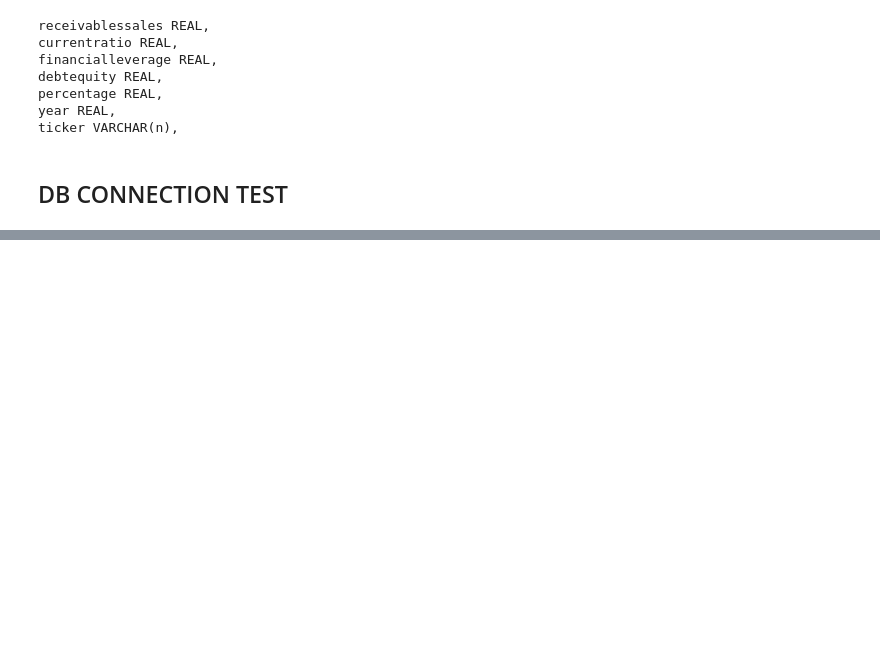
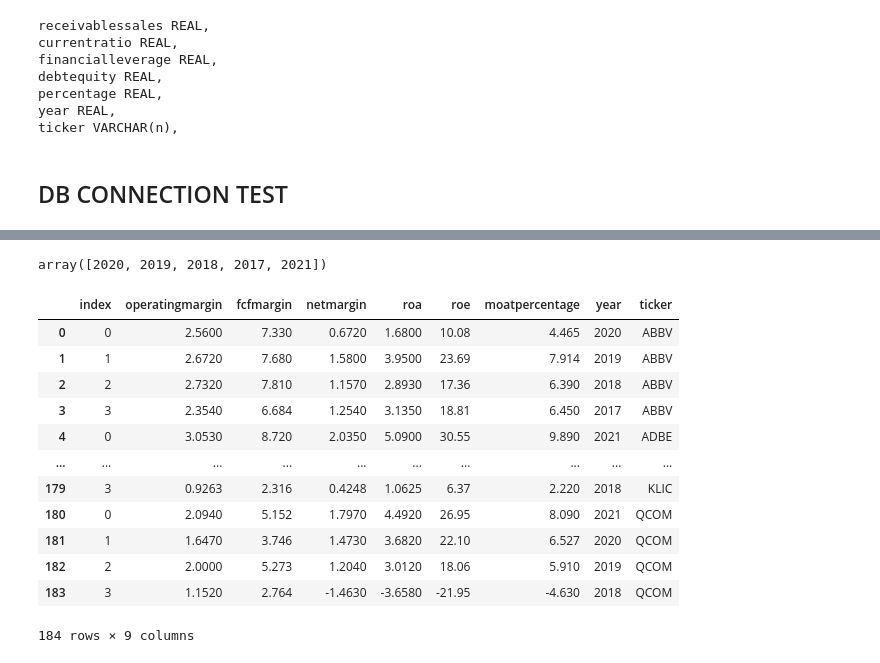
Before and after one commit to Michiel-DK/tracker, a Jupyter notebook: notebooks/try.ipynb, the cells around one changed output, grey strips where cells are left out. Cells and saved outputs as stored; diff of their text form; code cells hidden in the pictures; blank space fills up the shorter version.

```diff
--- a/notebooks/try.ipynb
+++ b/notebooks/try.ipynb
@@ -558,0 +720,27 @@ cur.close()
+# %%
+yearly_financials['year'].unique()
+# %% [output]
+array([2020, 2019, 2018, 2017, 2021])
+# %%
+cur = conn.cursor()
+cur.execute('''SELECT * from yearly_moat''')
+colnames = [desc[0] for desc in cur.description]
+result = cur.fetchall();
+yearly_moat = pd.DataFrame(result, columns=colnames)
+yearly_moat['year'] = yearly_moat['year'].astype('int')
+# %%
+yearly_moat
+# %% [output]
+|  | index | operatingmargin | fcfmargin | netmargin | roa | roe | moatpercentage | year | ticker |
+| 0 | 0 | 2.5600 | 7.330 | 0.6720 | 1.6800 | 10.08 | 4.465 | 2020 | ABBV |
+| 1 | 1 | 2.6720 | 7.680 | 1.5800 | 3.9500 | 23.69 | 7.914 | 2019 | ABBV |
+| 2 | 2 | 2.7320 | 7.810 | 1.1570 | 2.8930 | 17.36 | 6.390 | 2018 | ABBV |
+| 3 | 3 | 2.3540 | 6.684 | 1.2540 | 3.1350 | 18.81 | 6.450 | 2017 | ABBV |
+| 4 | 0 | 3.0530 | 8.720 | 2.0350 | 5.0900 | 30.55 | 9.890 | 2021 | ADBE |
+| ... | ... | ... | ... | ... | ... | ... | ... | ... | ... |
+| 179 | 3 | 0.9263 | 2.316 | 0.4248 | 1.0625 | 6.37 | 2.220 | 2018 | KLIC |
+| 180 | 0 | 2.0940 | 5.152 | 1.7970 | 4.4920 | 26.95 | 8.090 | 2021 | QCOM |
+| 181 | 1 | 1.6470 | 3.746 | 1.4730 | 3.6820 | 22.10 | 6.527 | 2020 | QCOM |
+| 182 | 2 | 2.0000 | 5.273 | 1.2040 | 3.0120 | 18.06 | 5.910 | 2019 | QCOM |
+| 183 | 3 | 1.1520 | 2.764 | -1.4630 | -3.6580 | -21.95 | -4.630 | 2018 | QCOM |
+184 rows × 9 columns
```
Also changed, not shown: parts of 28 cells of this notebook, 2 other files.
